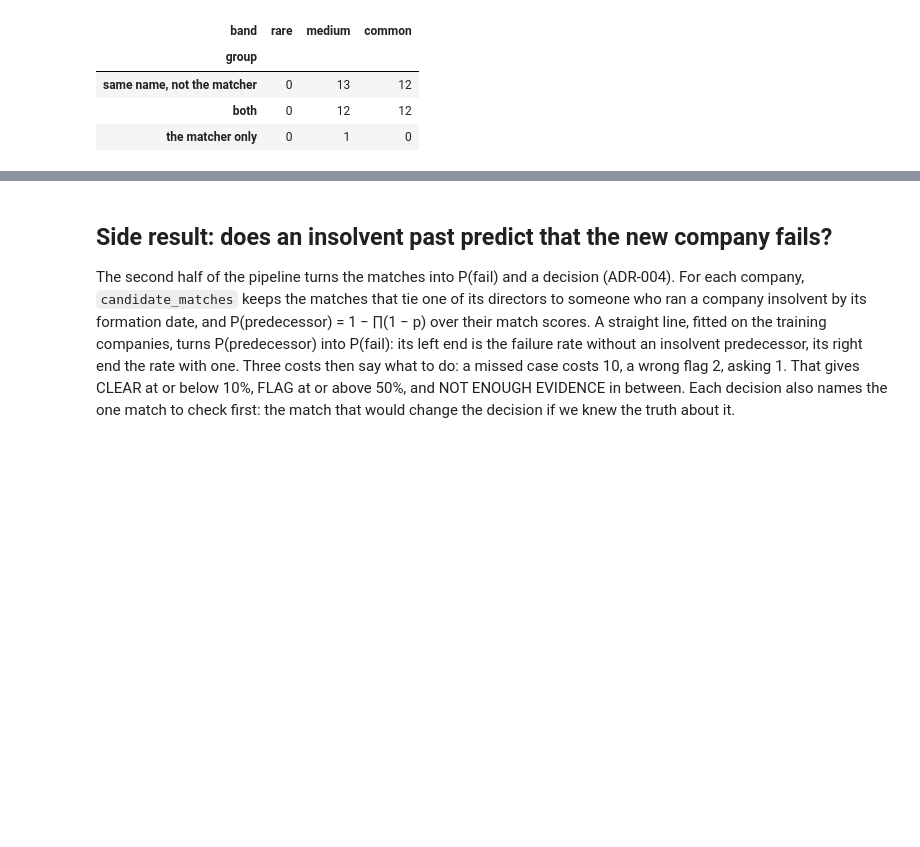
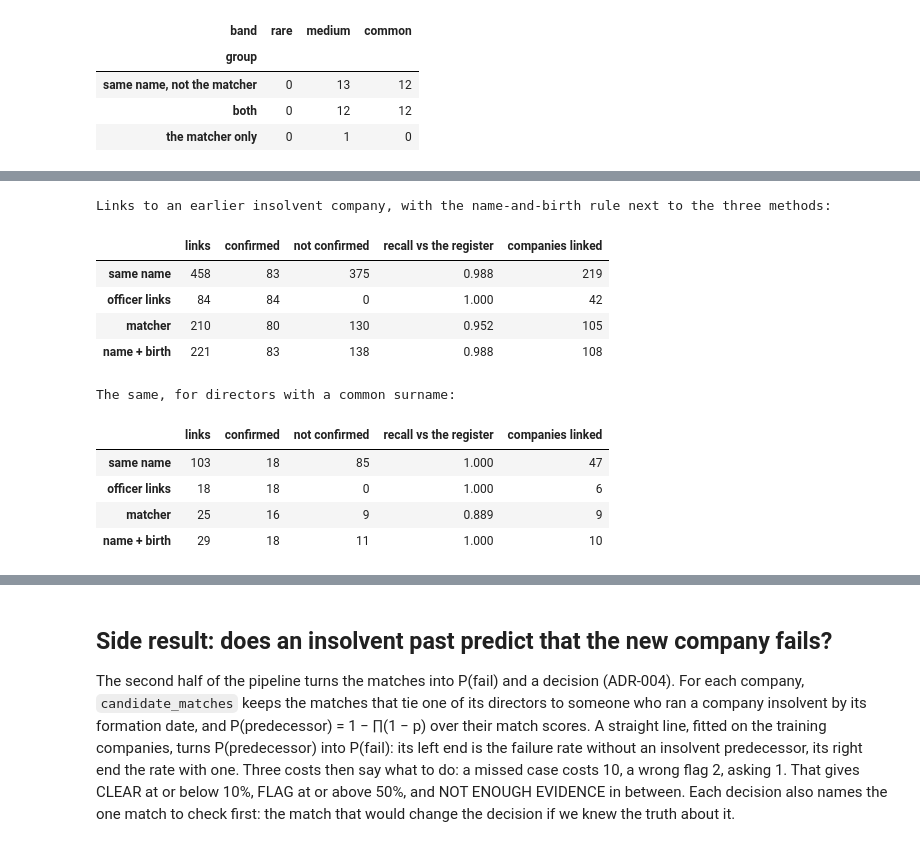
Before and after one commit to C-Nietzschmann/veritas-hackathon, a Jupyter notebook: notebooks/main.ipynb, the cells around one changed output, grey strips where cells are left out. Cells and saved outputs as stored; diff of their text form; code cells hidden in the pictures; blank space fills up the shorter version.

```diff
--- a/notebooks/main.ipynb
+++ b/notebooks/main.ipynb
@@ -364,0 +368,22 @@ pd.crosstab(sample["group"], sample["band"]).reindex(index=real_slice.GROUPS, co
+# %%
+# 191: the rule "same name and same birth month and year" as a fourth method, on the same validation links
+from src import stress
+
+harder = to_insolvent.assign(**{"name + birth": stress.name_and_birth(to_insolvent, mentions)})
+print("Links to an earlier insolvent company, with the name-and-birth rule next to the three methods:")
+display(stress.compare(harder, METHODS + ["name + birth"]))
+print("The same, for directors with a common surname:")
+stress.compare(harder[harder["director"].map(person_bands) == "common"], METHODS + ["name + birth"])
+# %% [output]
+Links to an earlier insolvent company, with the name-and-birth rule next to the three methods:
+|  | links | confirmed | not confirmed | recall vs the register | companies linked |
+| same name | 458 | 83 | 375 | 0.988 | 219 |
+| officer links | 84 | 84 | 0 | 1.000 | 42 |
+| matcher | 210 | 80 | 130 | 0.952 | 105 |
+| name + birth | 221 | 83 | 138 | 0.988 | 108 |
+The same, for directors with a common surname:
+|  | links | confirmed | not confirmed | recall vs the register | companies linked |
+| same name | 103 | 18 | 85 | 1.000 | 47 |
+| officer links | 18 | 18 | 0 | 1.000 | 6 |
+| matcher | 25 | 16 | 9 | 0.889 | 9 |
+| name + birth | 29 | 18 | 11 | 1.000 | 10 |
```
Also changed, not shown: parts of 5 cells of this notebook, 2 other files.
